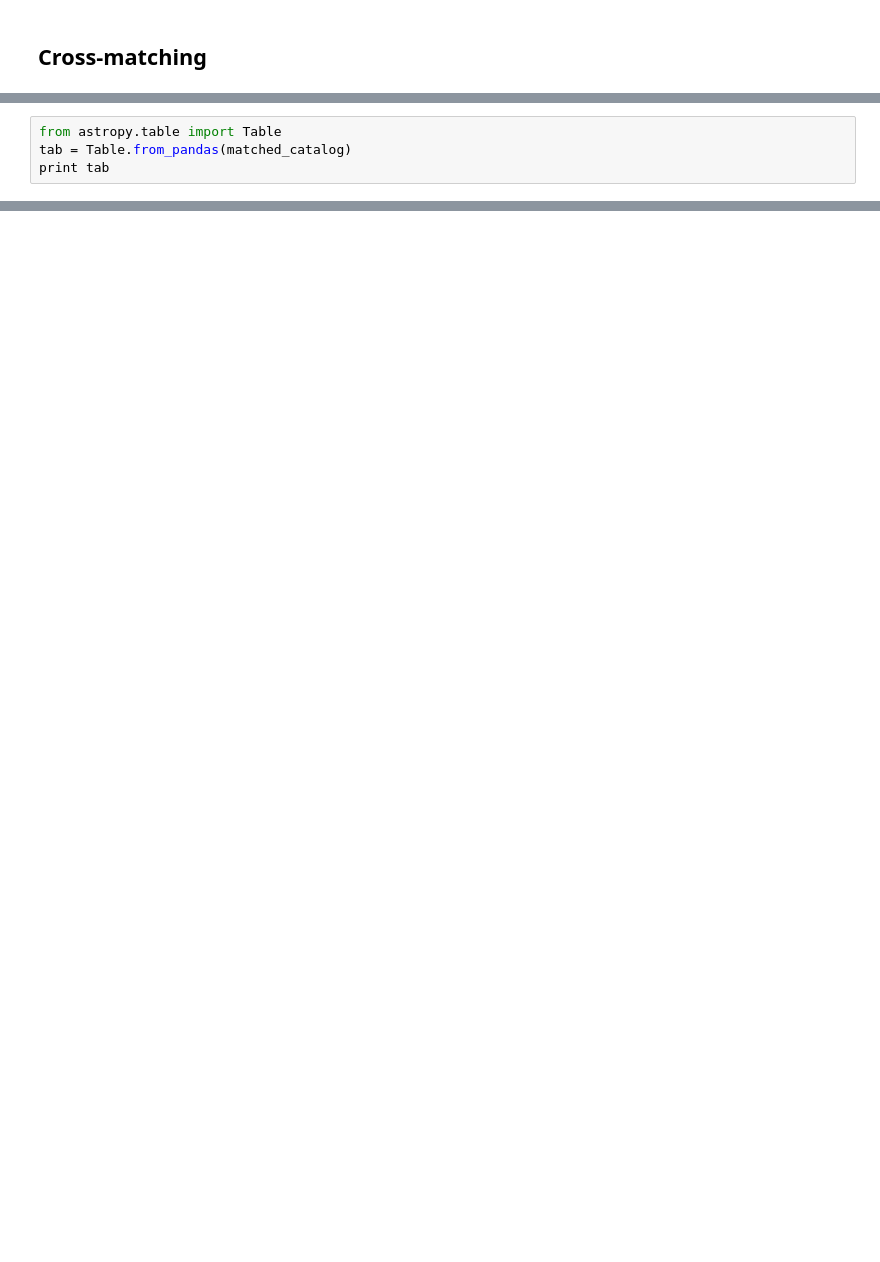
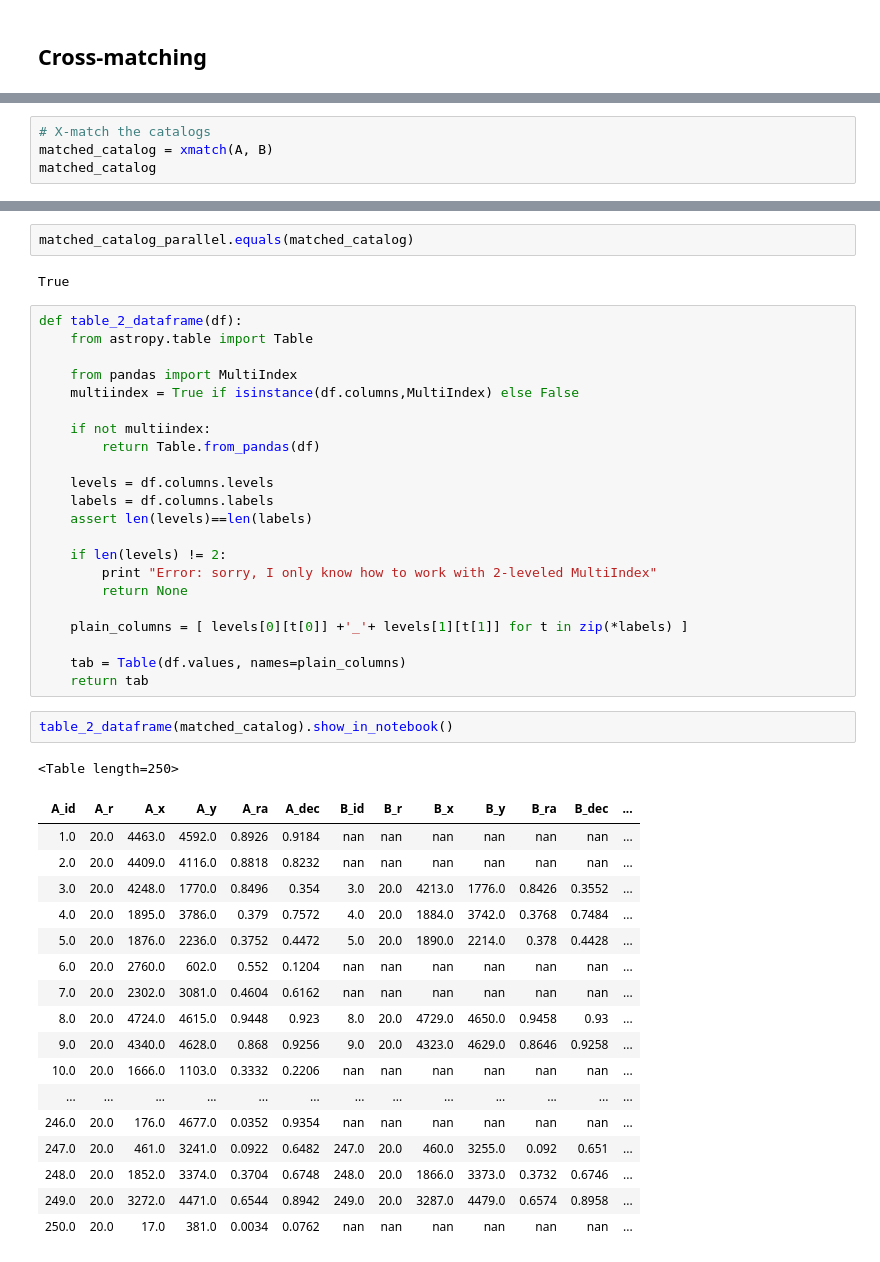
Before and after one commit to chbrandt/pynotes, a Jupyter notebook: xmatch/xNN_mock_sources_v3-namespace_funcs.ipynb, the cells around one changed output, grey strips where cells are left out. Drawn from its saved outputs; the diff is of its cells as text; blank space fills up the shorter version.

Commit message:
New notebook with functions organized and dealing with MultiIndex

```diff
--- a/xmatch/xNN_mock_sources_v3-namespace_funcs.ipynb
+++ b/xmatch/xNN_mock_sources_v3-namespace_funcs.ipynb
@@ -769,4 +713,0 @@ del df_matched_idx
-# %%
-from astropy.table import Table
-tab = Table.from_pandas(matched_catalog)
-print tab
@@ -784,0 +776,4 @@ tab.show_in_notebook()
+# %%
+# X-match the catalogs
+matched_catalog = xmatch(A, B)
+matched_catalog
@@ -784,0 +833,47 @@ tab.show_in_notebook()
+# %%
+matched_catalog_parallel.equals(matched_catalog)
+# %% [output]
+True
+# %%
+def table_2_dataframe(df):
+    from astropy.table import Table
+
+    from pandas import MultiIndex
+    multiindex = True if isinstance(df.columns,MultiIndex) else False
+
+    if not multiindex:
+        return Table.from_pandas(df)
+
+    levels = df.columns.levels
+    labels = df.columns.labels
+    assert len(levels)==len(labels)
+
+    if len(levels) != 2:
+        print "Error: sorry, I only know how to work with 2-leveled MultiIndex"
+        return None
+
+    plain_columns = [ levels[0][t[0]] +'_'+ levels[1][t[1]] for t in zip(*labels) ]
+
+    tab = Table(df.values, names=plain_columns)
+    return tab
+# %%
+table_2_dataframe(matched_catalog).show_in_notebook()
+# %% [output]
+<Table length=250>
+| A_id | A_r | A_x | A_y | A_ra | A_dec | B_id | B_r | B_x | B_y | B_ra | B_dec | ... |
+| 1.0 | 20.0 | 4463.0 | 4592.0 | 0.8926 | 0.9184 | nan | nan | nan | nan | nan | nan | ... |
+| 2.0 | 20.0 | 4409.0 | 4116.0 | 0.8818 | 0.8232 | nan | nan | nan | nan | nan | nan | ... |
+| 3.0 | 20.0 | 4248.0 | 1770.0 | 0.8496 | 0.354 | 3.0 | 20.0 | 4213.0 | 1776.0 | 0.8426 | 0.3552 | ... |
+| 4.0 | 20.0 | 1895.0 | 3786.0 | 0.379 | 0.7572 | 4.0 | 20.0 | 1884.0 | 3742.0 | 0.3768 | 0.7484 | ... |
+| 5.0 | 20.0 | 1876.0 | 2236.0 | 0.3752 | 0.4472 | 5.0 | 20.0 | 1890.0 | 2214.0 | 0.378 | 0.4428 | ... |
+| 6.0 | 20.0 | 2760.0 | 602.0 | 0.552 | 0.1204 | nan | nan | nan | nan | nan | nan | ... |
+| 7.0 | 20.0 | 2302.0 | 3081.0 | 0.4604 | 0.6162 | nan | nan | nan | nan | nan | nan | ... |
+| 8.0 | 20.0 | 4724.0 | 4615.0 | 0.9448 | 0.923 | 8.0 | 20.0 | 4729.0 | 4650.0 | 0.9458 | 0.93 | ... |
+| 9.0 | 20.0 | 4340.0 | 4628.0 | 0.868 | 0.9256 | 9.0 | 20.0 | 4323.0 | 4629.0 | 0.8646 | 0.9258 | ... |
+| 10.0 | 20.0 | 1666.0 | 1103.0 | 0.3332 | 0.2206 | nan | nan | nan | nan | nan | nan | ... |
+| ... | ... | ... | ... | ... | ... | ... | ... | ... | ... | ... | ... | ... |
+| 246.0 | 20.0 | 176.0 | 4677.0 | 0.0352 | 0.9354 | nan | nan | nan | nan | nan | nan | ... |
+| 247.0 | 20.0 | 461.0 | 3241.0 | 0.0922 | 0.6482 | 247.0 | 20.0 | 460.0 | 3255.0 | 0.092 | 0.651 | ... |
+| 248.0 | 20.0 | 1852.0 | 3374.0 | 0.3704 | 0.6748 | 248.0 | 20.0 | 1866.0 | 3373.0 | 0.3732 | 0.6746 | ... |
+| 249.0 | 20.0 | 3272.0 | 4471.0 | 0.6544 | 0.8942 | 249.0 | 20.0 | 3287.0 | 4479.0 | 0.6574 | 0.8958 | ... |
+| 250.0 | 20.0 | 17.0 | 381.0 | 0.0034 | 0.0762 | nan | nan | nan | nan | nan | nan | ... |
```
Also changed, not shown: parts of 29 cells of this notebook.
